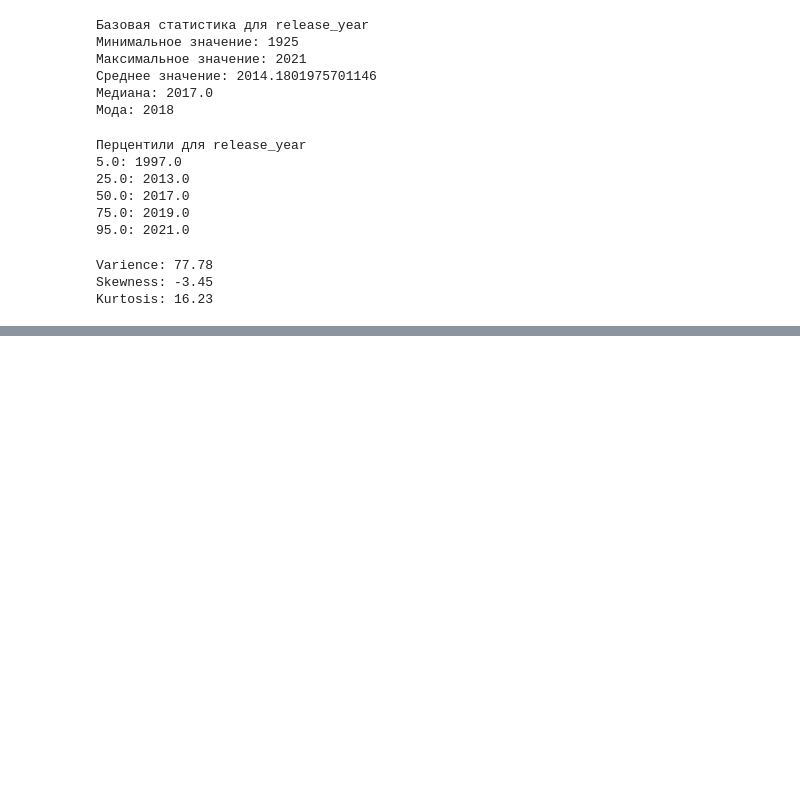
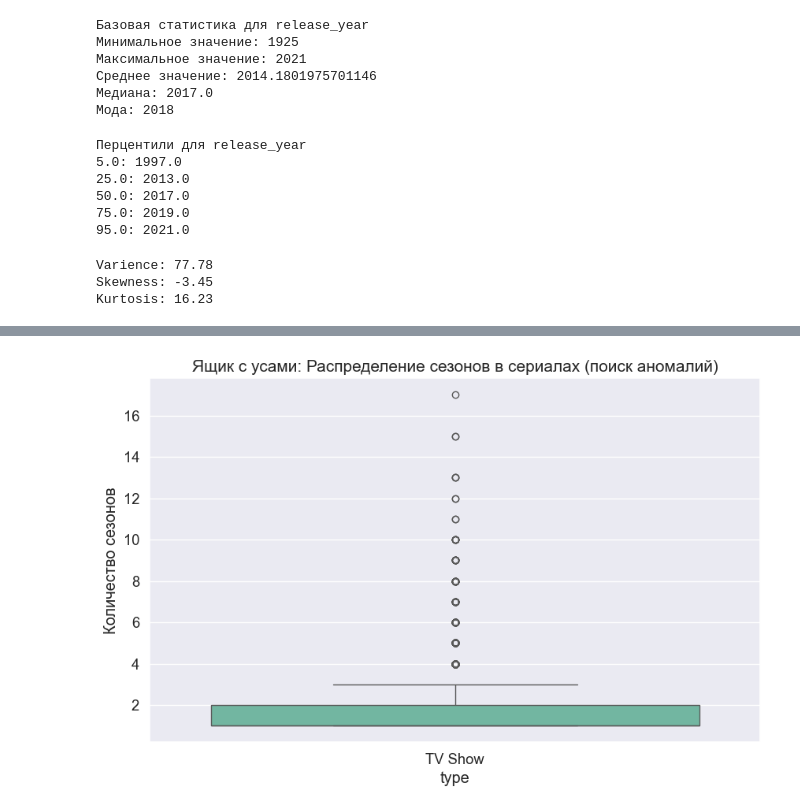
Before and after one commit to MichaelNebyshynets/ml-course-hw, a Jupyter notebook: hw02/hw02.ipynb, the cells around one changed output, grey strips where cells are left out. Cells and saved outputs as stored; diff of their text form; code cells hidden in the pictures; blank space fills up the shorter version.

```diff
--- a/hw02/hw02.ipynb
+++ b/hw02/hw02.ipynb
@@ -292,0 +392,17 @@ Kurtosis: 16.23
+# %%
+# Box plot(поиск аномалий в длительности сериалов)
+
+plt.figure(figsize=(10, 6))
+sns.boxplot(
+    x='type',
+    y='seasons_count',
+    data=df[df['type'] == 'TV Show'],
+    hue='type',
+    palette='Set2',
+    legend=False
+)
+plt.title('Ящик с усами: Распределение сезонов в сериалах (поиск аномалий)', fontsize=15)
+plt.ylabel('Количество сезонов')
+plt.show()
+# %% [output]
+[figure, added]
```
Also changed, not shown: parts of 14 cells of this notebook.
